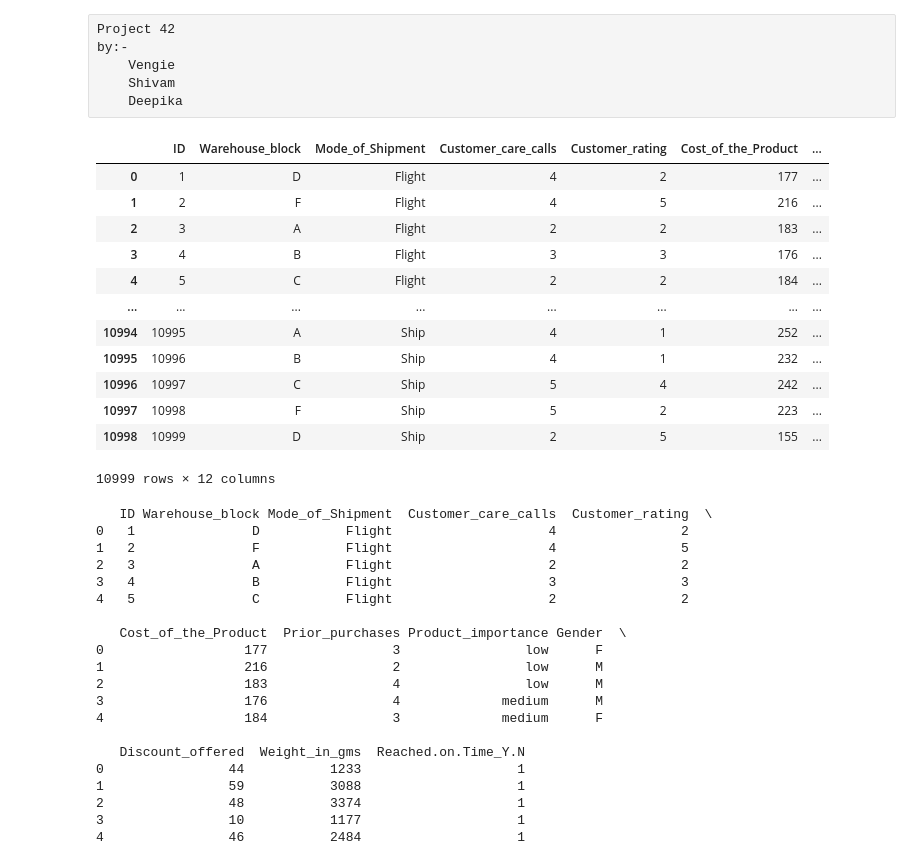
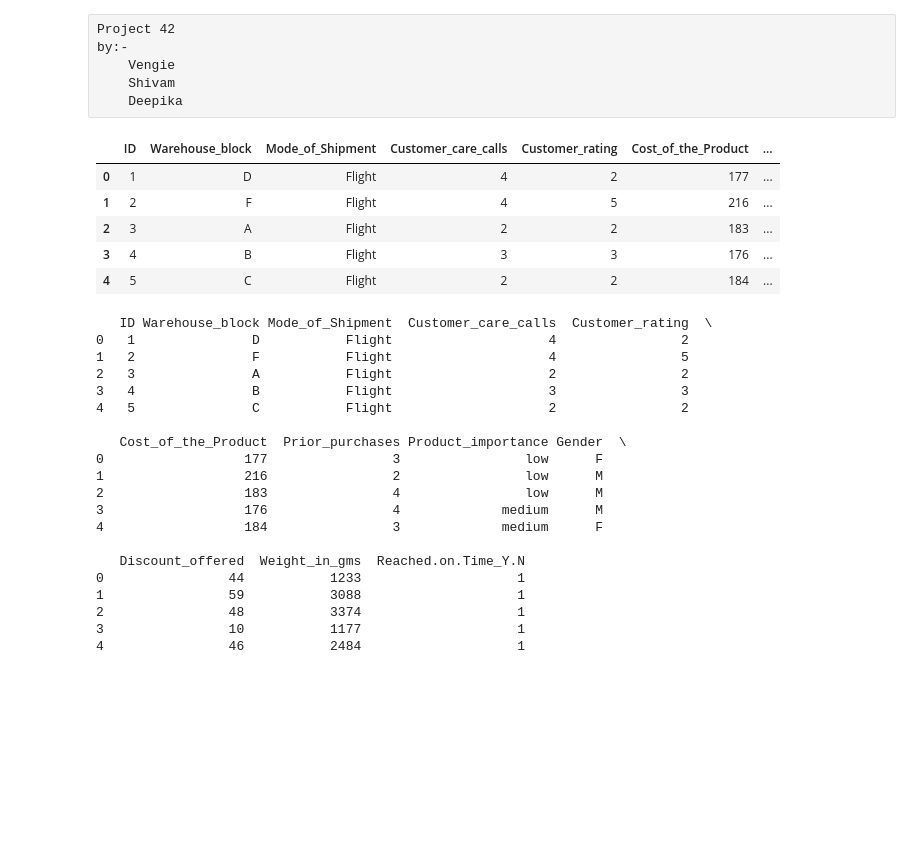
Before and after one commit to vengie/Project42_ELOGISTIX, a Jupyter notebook: Notebooks/logistix.ipynb, the cells around one changed output. Saved outputs shown, nothing was run; the diff lists cells and outputs as text; code cells hidden in the pictures; blank space fills up the shorter version.

```diff
--- a/Notebooks/logistix.ipynb
+++ b/Notebooks/logistix.ipynb
@@ -8,23 +10,20 @@ by:-
 import pandas as pd
 import matplotlib.pyplot as plt
 import seaborn as sns
+# %%
+data_url='https://raw.githubusercontent.com/vengie/Project42_ELOGISTIX/main/Data/DSMMProject42-CPL-5559-Ecom_Shipping_stride.csv'
+data = pd.read_csv(data_url)
+data.head()
+# %% [output]
+|  | ID | Warehouse_block | Mode_of_Shipment | Customer_care_calls | Customer_rating | Cost_of_the_Product | ... |
+| 0 | 1 | D | Flight | 4 | 2 | 177 | ... |
+| 1 | 2 | F | Flight | 4 | 5 | 216 | ... |
+| 2 | 3 | A | Flight | 2 | 2 | 183 | ... |
+| 3 | 4 | B | Flight | 3 | 3 | 176 | ... |
+| 4 | 5 | C | Flight | 2 | 2 | 184 | ... |
 # %%
-data = pd.read_csv('project data.csv')
-data
+# data = pd.read_csv('project data.csv')
+# data
-# %% [output]
-|  | ID | Warehouse_block | Mode_of_Shipment | Customer_care_calls | Customer_rating | Cost_of_the_Product | ... |
-| 0 | 1 | D | Flight | 4 | 2 | 177 | ... |
-| 1 | 2 | F | Flight | 4 | 5 | 216 | ... |
-| 2 | 3 | A | Flight | 2 | 2 | 183 | ... |
-| 3 | 4 | B | Flight | 3 | 3 | 176 | ... |
-| 4 | 5 | C | Flight | 2 | 2 | 184 | ... |
-| ... | ... | ... | ... | ... | ... | ... | ... |
-| 10994 | 10995 | A | Ship | 4 | 1 | 252 | ... |
-| 10995 | 10996 | B | Ship | 4 | 1 | 232 | ... |
-| 10996 | 10997 | C | Ship | 5 | 4 | 242 | ... |
-| 10997 | 10998 | F | Ship | 5 | 2 | 223 | ... |
-| 10998 | 10999 | D | Ship | 2 | 5 | 155 | ... |
-10999 rows × 12 columns
 # %%
 print(data.head())
 # %% [output]
```
Also changed, not shown: parts of 5 cells of this notebook.
